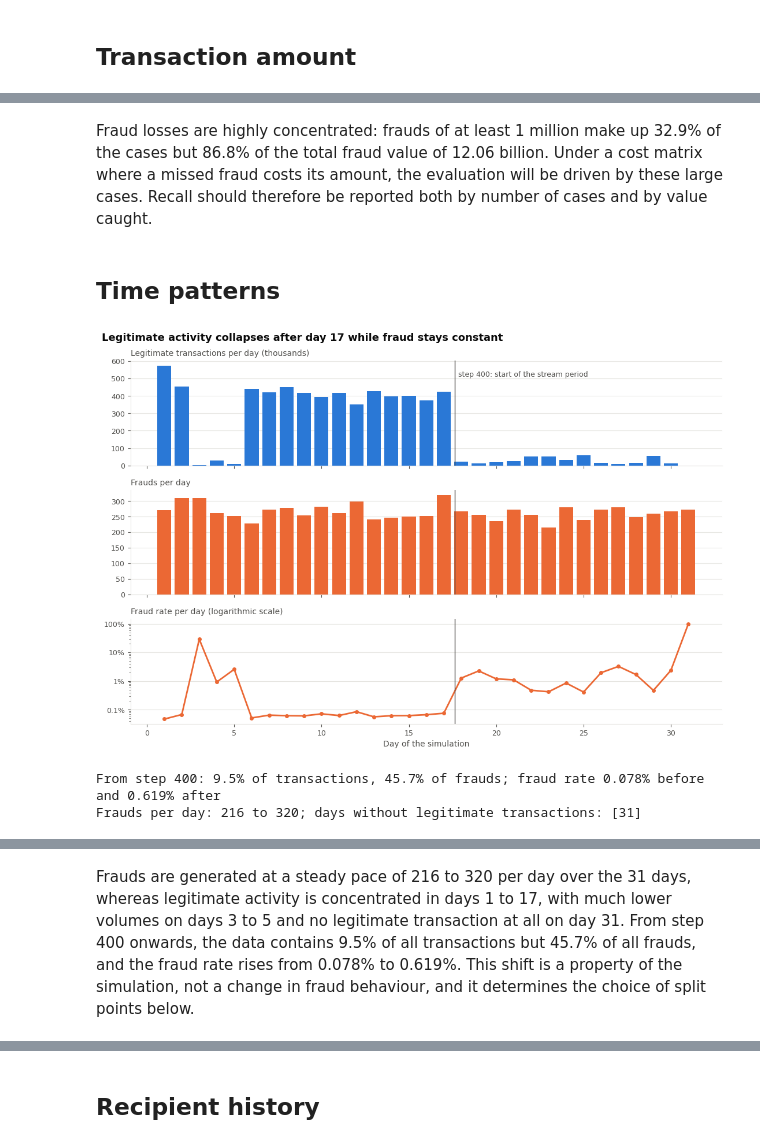
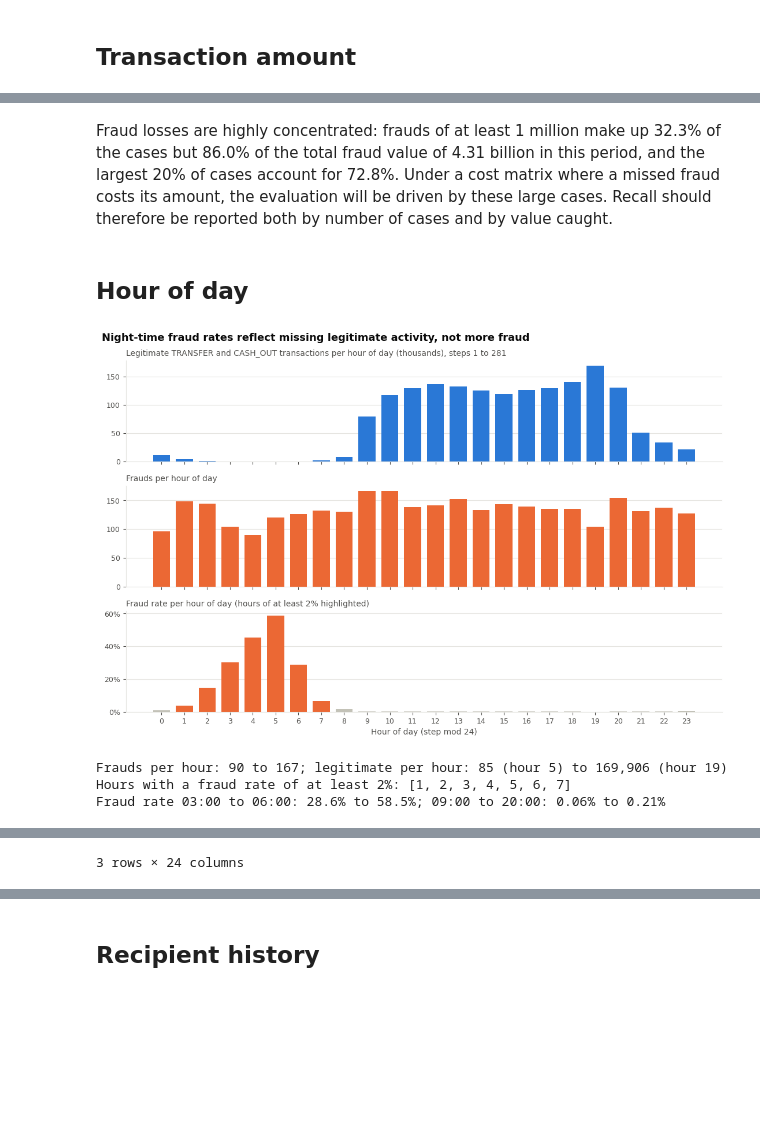
Before and after one commit to vdmhth/intro2ba, a Jupyter notebook: notebooks/eda/eda_kaggle.ipynb, the cells around one changed output, grey strips where cells are left out. Saved outputs shown, nothing was run; the diff lists cells and outputs as text; code cells hidden in the pictures; blank space fills up the shorter version.

```diff
--- a/notebooks/eda/eda_kaggle.ipynb
+++ b/notebooks/eda/eda_kaggle.ipynb
@@ -46,6 +48,10 @@ ZIP_PATH = RAW_DIR / "kaggle dataset.zip"
 PARQUET_PATH = RAW_DIR / "paysim.parquet"
 FIG_DIR = ROOT / "reports" / "figures" / "eda" / "kaggle"
 FIG_DIR.mkdir(parents=True, exist_ok=True)
+
+# Label analyses use steps 1 to TRAIN_END only: the earliest 60% of transactions,
+# inside the training set under every split option. Update when the split is final.
+TRAIN_END = 281
 
 # Colours: legitimate = blue, fraud = orange, de-emphasised = grey
 LEGIT, FRAUD, MUTED = "#2a78d6", "#eb6834", "#c3c2b7"
@@ -105,5 +111,6 @@ df = pd.read_parquet(PARQUET_PATH, columns=NUM_COLS)
 df["type"] = df["type"].astype("category")
 df["hour"] = (df.step % 24).astype("int8")          # assumes step 0 corresponds to midnight
 df["day"] = ((df.step - 1) // 24 + 1).astype("int8")
-print(f"{len(df):,} rows, {df.shape[1]} columns loaded")
+early = df.step <= TRAIN_END                         # mask for label analyses
+print(f"{len(df):,} rows, {df.shape[1]} columns loaded; steps 1 to {TRAIN_END}: {early.sum():,} rows ({early.mean():.1%})")
 # %% [output]
@@ -208,6 +226,6 @@ Fraud represents 0.129% of all transactions, roughly one fraud for every 774 leg
 # %%
-tc = df[df.type.isin(["TRANSFER", "CASH_OUT"])].copy()
+tc = df[early & df.type.isin(["TRANSFER", "CASH_OUT"])].copy()
 tc["type"] = tc["type"].cat.remove_unused_categories()
-print(f"TRANSFER and CASH_OUT: {len(tc):,} transactions, fraud rate {tc.isFraud.mean():.3%} "
-      f"(about {(tc.isFraud == 0).sum() / tc.isFraud.sum():,.0f} legitimate per fraud)")
+print(f"TRANSFER and CASH_OUT, steps 1 to {TRAIN_END}: {len(tc):,} transactions, {int(tc.isFraud.sum()):,} frauds, "
+      f"fraud rate {tc.isFraud.mean():.3%} (about {(tc.isFraud == 0).sum() / tc.isFraud.sum():,.0f} legitimate per fraud)")
 # %% [output]
@@ -298,7 +321,7 @@ ax.text(62, 52, "equal shares", color=INK2, fontsize=9, rotation=38)
 ax.set_xlim(0, 100); ax.set_ylim(0, 101)
 ax.xaxis.set_major_formatter(mtick.PercentFormatter(decimals=0)); ax.yaxis.set_major_formatter(mtick.PercentFormatter(decimals=0))
 ax.set_xlabel("Fraud cases, largest first (cumulative)")
-ax.set_title("Cumulative share of the total fraud value")
-fig.tight_layout(); headline(fig, "One third of fraud cases account for 87% of the money lost"); save(fig, "fraud_value_concentration"); plt.show()
+ax.set_title(f"Cumulative share of the total fraud value, steps 1 to {TRAIN_END}")
+fig.tight_layout(); headline(fig, "One third of fraud cases account for 86% of the money lost"); save(fig, "fraud_value_concentration"); plt.show()
 print(f"Total fraud value: {fa.sum():,.0f}; top 20% of cases: {cum_value[int(len(fa) * 0.2) - 1]:.1f}% of value")
 # %% [output]
@@ -307,33 +330,33 @@ Total fraud value: 12,056,415,428; top 20% of cases: 74.0% of value
 # %% [markdown]
-Fraud losses are highly concentrated: frauds of at least 1 million make up 32.9% of the cases but 86.8% of the total fraud value of 12.06 billion. Under a cost matrix where a missed fraud costs its amount, the evaluation will be driven by these large cases. Recall should therefore be reported both by number of cases and by value caught.
+Fraud losses are highly concentrated: frauds of at least 1 million make up 32.3% of the cases but 86.0% of the total fraud value of 4.31 billion in this period, and the largest 20% of cases account for 72.8%. Under a cost matrix where a missed fraud costs its amount, the evaluation will be driven by these large cases. Recall should therefore be reported both by number of cases and by value caught.
-# %% [markdown]
-## Time patterns
+# %% [markdown]
+## Hour of day
 # %%
-daily = df.groupby("day").agg(legit=("isFraud", lambda s: int((s == 0).sum())), fraud=("isFraud", "sum"))
-daily["fraud_rate"] = daily.fraud / (daily.legit + daily.fraud) * 100
-split_day = (400 - 1) / 24 + 1   # position of step 400 on the day axis
+hourly = tc.groupby("hour").agg(legit=("isFraud", lambda s: int((s == 0).sum())), fraud=("isFraud", "sum"))
+hourly["fraud_rate"] = hourly.fraud / (hourly.legit + hourly.fraud) * 100
+night = hourly.fraud_rate >= 2
 
-fig, axes = plt.subplots(3, 1, figsize=(11, 7.2), sharex=True)
-axes[0].bar(daily.index, daily.legit / 1e3, color=LEGIT, width=0.8)
-axes[0].set_title("Legitimate transactions per day (thousands)")
-axes[1].bar(daily.index, daily.fraud, color=FRAUD, width=0.8)
-axes[1].set_title("Frauds per day")
-axes[2].plot(daily.index, daily.fraud_rate, color=FRAUD, marker="o", ms=4)
-axes[2].set_yscale("log")
-axes[2].yaxis.set_major_formatter(mtick.FuncFormatter(lambda v, _: f"{v:g}%"))
-axes[2].set_title("Fraud rate per day (logarithmic scale)")
-axes[2].set_xlabel("Day of the simulation")
+fig, axes = plt.subplots(3, 1, figsize=(11, 7), sharex=True)
+axes[0].bar(hourly.index, hourly.legit / 1e3, color=LEGIT, width=0.75)
+axes[0].set_title(f"Legitimate TRANSFER and CASH_OUT transactions per hour of day (thousands), steps 1 to {TRAIN_END}")
+axes[1].bar(hourly.index, hourly.fraud, color=FRAUD, width=0.75)
+axes[1].set_title("Frauds per hour of day")
+axes[2].bar(hourly.index, hourly.fraud_rate, color=[FRAUD if n else MUTED for n in night], width=0.75)
+axes[2].yaxis.set_major_formatter(mtick.PercentFormatter(decimals=0))
+axes[2].set_title("Fraud rate per hour of day (hours of at least 2% highlighted)")
+axes[2].set_xticks(range(24))
+axes[2].set_xlabel("Hour of day (step mod 24)")
 for ax in axes:
-    ax.axvline(split_day, color=INK2, lw=1)
     ax.grid(axis="x", visible=False)
-axes[0].text(split_day + 0.2, axes[0].get_ylim()[1] * 0.85, "step 400: start of the stream period", fontsize=9, color=INK2)
-fig.tight_layout(); headline(fig, "Legitimate activity collapses after day 17 while fraud stays constant"); save(fig, "volume_fraud_by_day"); plt.show()
-
-late = df.step >= 400
-print(f"From step 400: {late.mean():.1%} of transactions, {df.loc[late, 'isFraud'].sum() / n_fraud:.1%} of frauds; "
-      f"fraud rate {df.loc[~late, 'isFraud'].mean():.3%} before and {df.loc[late, 'isFraud'].mean():.3%} after")
-print(f"Frauds per day: {daily.fraud.min()} to {daily.fraud.max()}; days without legitimate transactions: {list(daily.index[daily.legit == 0])}")
+fig.tight_layout(); headline(fig, "Night-time fraud rates reflect missing legitimate activity, not more fraud"); save(fig, "volume_fraud_by_hour"); plt.show()
+print(f"Frauds per hour: {hourly.fraud.min()} to {hourly.fraud.max()}; legitimate per hour: "
+      f"{hourly.legit.min():,} (hour {hourly.legit.idxmin()}) to {hourly.legit.max():,} (hour {hourly.legit.idxmax()})")
+print(f"Hours with a fraud rate of at least 2%: {list(hourly.index[night])}")
+print(f"Fraud rate 03:00 to 06:00: {hourly.fraud_rate.loc[3:6].min():.1f}% to {hourly.fraud_rate.loc[3:6].max():.1f}%; "
+      f"09:00 to 20:00: {hourly.fraud_rate.loc[9:20].min():.2f}% to {hourly.fraud_rate.loc[9:20].max():.2f}%")
+hourly.round(3).T
 # %% [output]
-[figure, old version]
+[figure, new version]
-From step 400: 9.5% of transactions, 45.7% of frauds; fraud rate 0.078% before and 0.619% after
-Frauds per day: 216 to 320; days without legitimate transactions: [31]
+Frauds per hour: 90 to 167; legitimate per hour: 85 (hour 5) to 169,906 (hour 19)
+Hours with a fraud rate of at least 2%: [1, 2, 3, 4, 5, 6, 7]
+Fraud rate 03:00 to 06:00: 28.6% to 58.5%; 09:00 to 20:00: 0.06% to 0.21%
@@ -340,2 +367 @@ Frauds per day: 216 to 320; days without legitimate transactions: [31]
+3 rows × 24 columns
-# %% [markdown]
-Frauds are generated at a steady pace of 216 to 320 per day over the 31 days, whereas legitimate activity is concentrated in days 1 to 17, with much lower volumes on days 3 to 5 and no legitimate transaction at all on day 31. From step 400 onwards, the data contains 9.5% of all transactions but 45.7% of all frauds, and the fraud rate rises from 0.078% to 0.619%. This shift is a property of the simulation, not a change in fraud behaviour, and it determines the choice of split points below.
```
Also changed, not shown: parts of 34 cells of this notebook, 13 other files.
